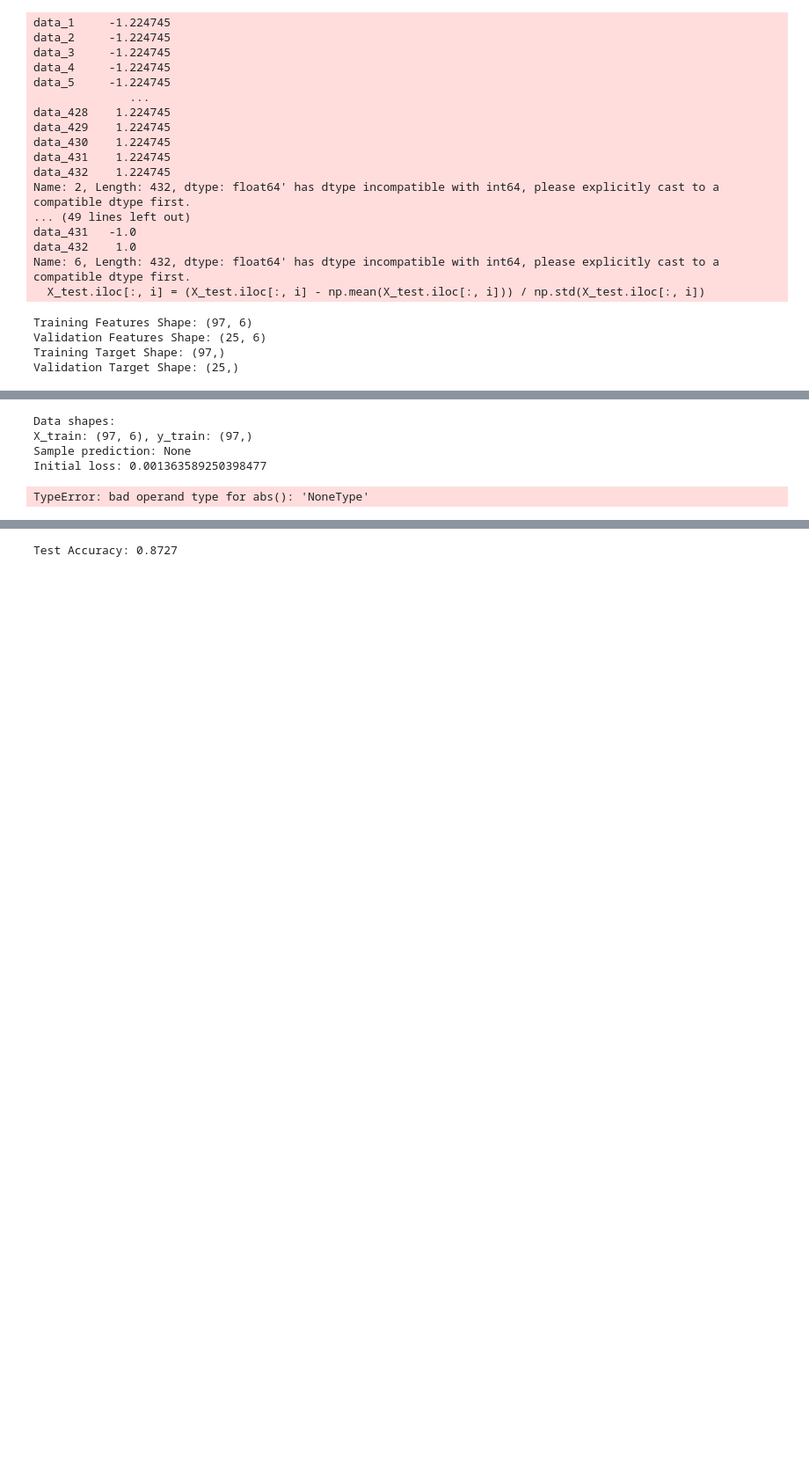
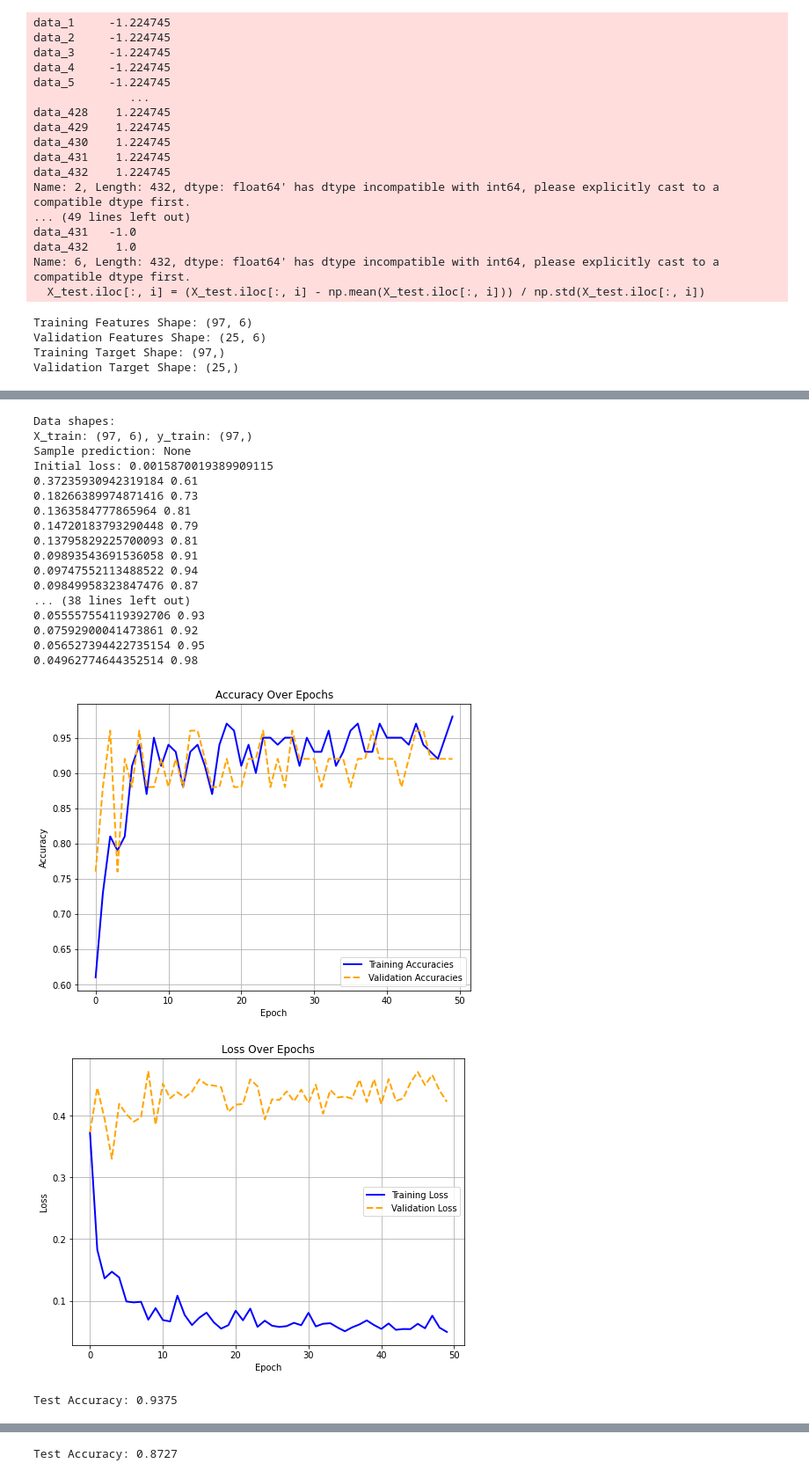
Before and after one commit to Mostafa772/ML_project, a Jupyter notebook: baseline.ipynb, the cells around one changed output, grey strips where cells are left out. Shown at 88% size. Drawn from its saved outputs; the diff is of its cells as text; code cells hidden in the pictures; blank space fills up the shorter version.

```diff
--- a/baseline.ipynb
+++ b/baseline.ipynb
@@ -409,9 +355,9 @@ best_performance = (-np.inf, -np.inf)  # Assuming we are maximizing validation a
 # Iterate over all combinations of hyperparameters
 for params in product(*hyperparameter_grid.values()):
     # Unpack the hyperparameters
-    learning_rate, l1, l2, dropout_rate, batch_size, n_epochs, activation = params
+    learning_rate, l1, l2, dropout_rate, batch_size, activation = params
     # Train and evaluate the model
-    val_accuracy = train_and_evaluate(learning_rate, l1, l2, dropout_rate, batch_size, n_epochs, activation)
+    val_accuracy = train_and_evaluate(learning_rate, l1, l2, dropout_rate, batch_size, activation)
     # Update the best hyperparameters if the current model is better
     if val_accuracy[1] > best_performance[1]:
         best_hyperparams.clear()
@@ -422,7 +368,6 @@ for params in product(*hyperparameter_grid.values()):
             'l2': l2,
             'dropout_rate': dropout_rate,
             'batch_size': batch_size,
-            'n_epochs': n_epochs,
             'activation': activation
         })
     elif val_accuracy[1] == 1.0:
@@ -432,7 +377,6 @@ for params in product(*hyperparameter_grid.values()):
             'l2': l2,
             'dropout_rate': dropout_rate,
             'batch_size': batch_size,
-            'n_epochs': n_epochs,
             'activation': activation
         })
 
@@ -463,7 +393,7 @@ print(best_hyperparams)
 # %%
 test_accuracies = []
 # %%
-for i in best_hyperparams:
+for i in best_hyperparams[:1]:
     learning_rate, l1, l2, dropout_rate, batch_size, n_epochs, activation = i.values()
     model = NN(
         l1=l1,
@@ -487,7 +417,7 @@ for i in best_hyperparams:
     # )
     # loss_activation = MSE()
     loss_function = MSE()
-    optimizer = Optimizer_Adam(learning_rate=learning_rate)
+    optimizer = Optimizer_Adam(learning_rate=learning_rate, decay=1e-2)
     # Before training loop:
     print("Data shapes:")
     print(f"X_train: {X_train.shape}, y_train: {y_train.shape}")
@@ -511,12 +441,12 @@ for i in best_hyperparams:
             # Backward pass with shape validation
             loss_function.backward(model.output, y_batch)
 
-            max_grad = max(
-                np.max(np.abs(layer.dweights))
-                for layer in model.layers
-                if isinstance(layer, Layer_Dense)
-            )
-            print(f"Max gradient: {max_grad:.4f}")
+            # max_grad = max(
+            #     np.max(np.abs(layer.dweights))
+            #     for layer in model.layers
+            #     if isinstance(layer, Layer_Dense)
+            # )
+            # print(f"Max gradient: {max_grad:.4f}")
             dvalues = loss_function.dinputs
 
             # Verify gradient shape matches output
@@ -557,35 +487,50 @@ for i in best_hyperparams:
         val_loss = loss_function.forward(model.output, y_val.values if isinstance(y_val, (pd.Series, pd.DataFrame)) else y_val)
         val_predictions = np.round(model.output.squeeze())
         val_accuracy = np.mean(val_predictions == y_val.squeeze())
 
         val_losses.append(val_loss)
         val_accuracies.append(val_accuracy)
     # print(len(val_accuracies), len(train_accuracies))
     plot_accuracies(train_accuracies, val_accuracies, label1="Training Accuracies", label2="Validation Accuracies", title="Accuracy Over Epochs")
     plot_losses(train_losses, val_losses, label1="Training Loss", label2="Validation Loss", title="Loss Over Epochs")
 
     model.forward(X_test, training=False)
     # Compute softmax probabilities for the test output
     # print(X_test.shape, y_test.shape)
     # print(model.output, y_test)
     loss_function.forward(model.output.squeeze(), y_test)
     # Calculate accuracy for the test set
     predictions = np.round(model.output.squeeze())
     if len(y_test.shape) == 2:
         y_true = np.argmax(y_test, axis=1)
     else:
         y_true = y_test
 
     # Compute test accuracy
     test_accuracy = np.mean(predictions == y_true)
     test_accuracies.append(test_accuracy)
     print(f"Test Accuracy: {test_accuracy:.4f}")
 # %% [output]
 Data shapes:
 X_train: (97, 6), y_train: (97,)
 Sample prediction: None
-Initial loss: 0.001363589250398477
+Initial loss: 0.0015870019389909115
+0.37235930942319184 0.61
+0.18266389974871416 0.73
+0.1363584777865964 0.81
+0.14720183793290448 0.79
+0.13795829225700093 0.81
+0.09893543691536058 0.91
+0.09747552113488522 0.94
+0.09849958323847476 0.87
+... (38 lines left out)
+0.055557554119392706 0.93
+0.07592900041473861 0.92
+0.056527394422735154 0.95
+0.04962774644352514 0.98
+[figure, added]
+[figure, added]
-TypeError: bad operand type for abs(): 'NoneType'
+Test Accuracy: 0.9375
 # %%
 print(train_losses, val_losses)
 # %% [output]
```
Also changed, not shown: parts of 10 cells of this notebook.
